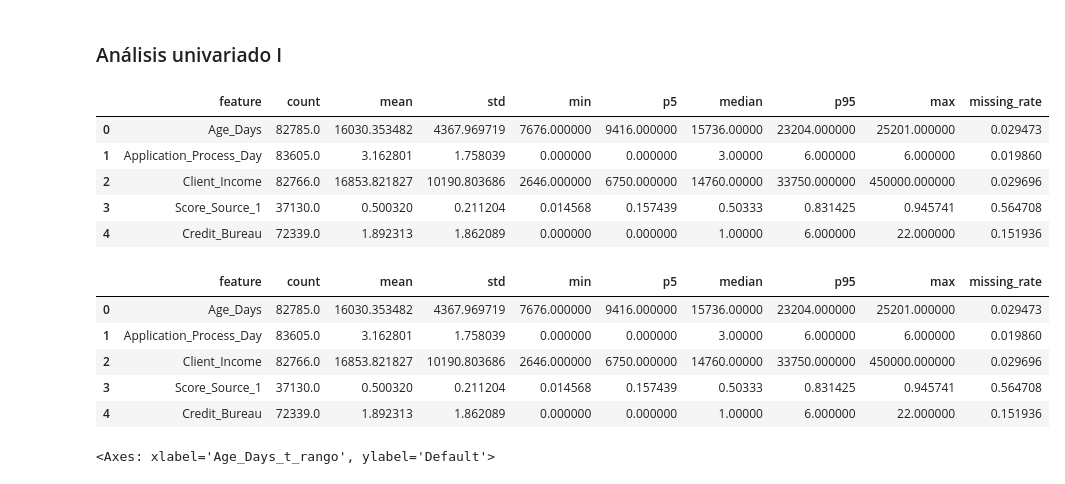
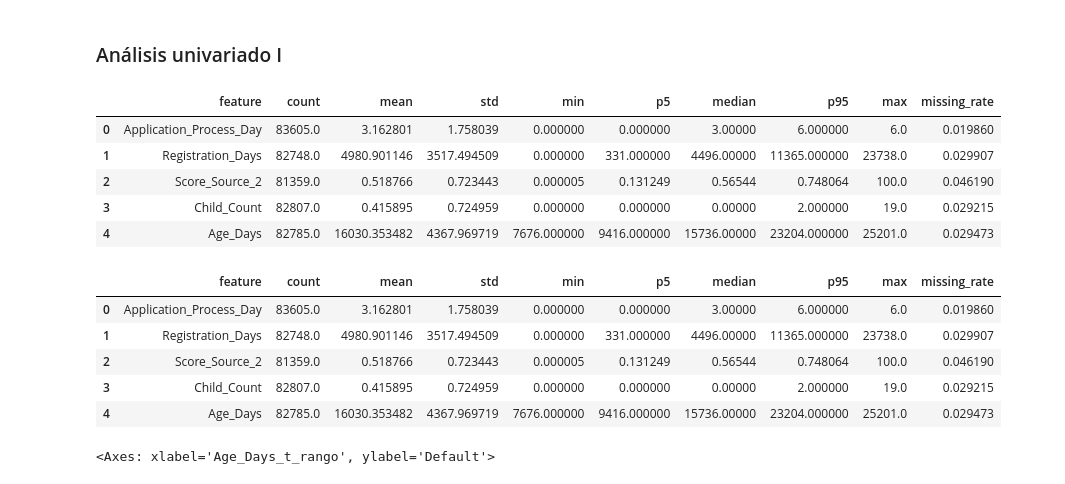
Before and after one commit to AntonioGarciaData/prueba_codigos_PEA_ML_DL, a Jupyter notebook: Supervised_models/Logistic_regression/Credit_Scoring.ipynb, the cells around one changed output. Drawn from its saved outputs; the diff is of its cells as text; code cells hidden in the pictures.

```diff
--- a/Supervised_models/Logistic_regression/Credit_Scoring.ipynb
+++ b/Supervised_models/Logistic_regression/Credit_Scoring.ipynb
@@ -327,24 +342,26 @@ train[['Client_Gender', 'Client_Gender_coded']].head(10)
 | 64245 | Male | 0.070758 |
 # %% [markdown]
 ### Análisis univariado I
+# %%
+categorical_features_coded = [x + '_coded' for x in categorical_features]
 # %%
-univariate = train[numerical_features].describe(percentiles = [0.05, 0.95]).transpose()
+univariate = train[numerical_features + categorical_features_coded].describe(percentiles = [0.05, 0.95]).transpose()
 univariate.reset_index(drop = False, inplace = True)
 
 univariate['missing_rate'] = 1 - univariate['count']/len(train)
 
 univariate.rename(columns = {'index' : 'feature',
                              '5%': 'p5',
                              '50%' : 'median',
                              '95%': 'p95'}, inplace = True)
 univariate.head()
 # %% [output]
 |  | feature | count | mean | std | min | p5 | median | p95 | max | missing_rate |
-| 0 | Age_Days | 82785.0 | 16030.353482 | 4367.969719 | 7676.000000 | 9416.000000 | 15736.00000 | 23204.000000 | 25201.000000 | 0.029473 |
-| 1 | Application_Process_Day | 83605.0 | 3.162801 | 1.758039 | 0.000000 | 0.000000 | 3.00000 | 6.000000 | 6.000000 | 0.019860 |
-| 2 | Client_Income | 82766.0 | 16853.821827 | 10190.803686 | 2646.000000 | 6750.000000 | 14760.00000 | 33750.000000 | 450000.000000 | 0.029696 |
-| 3 | Score_Source_1 | 37130.0 | 0.500320 | 0.211204 | 0.014568 | 0.157439 | 0.50333 | 0.831425 | 0.945741 | 0.564708 |
-| 4 | Credit_Bureau | 72339.0 | 1.892313 | 1.862089 | 0.000000 | 0.000000 | 1.00000 | 6.000000 | 22.000000 | 0.151936 |
+| 0 | Application_Process_Day | 83605.0 | 3.162801 | 1.758039 | 0.000000 | 0.000000 | 3.00000 | 6.000000 | 6.0 | 0.019860 |
+| 1 | Registration_Days | 82748.0 | 4980.901146 | 3517.494509 | 0.000000 | 331.000000 | 4496.00000 | 11365.000000 | 23738.0 | 0.029907 |
+| 2 | Score_Source_2 | 81359.0 | 0.518766 | 0.723443 | 0.000005 | 0.131249 | 0.56544 | 0.748064 | 100.0 | 0.046190 |
+| 3 | Child_Count | 82807.0 | 0.415895 | 0.724959 | 0.000000 | 0.000000 | 0.00000 | 2.000000 | 19.0 | 0.029215 |
+| 4 | Age_Days | 82785.0 | 16030.353482 | 4367.969719 | 7676.000000 | 9416.000000 | 15736.00000 | 23204.000000 | 25201.0 | 0.029473 |
 # %%
 # Tratamiento de outliers por percentiles
 
@@ -365,11 +382,11 @@ for col in univariate.feature.tolist():
 univariate.head()
 # %% [output]
 |  | feature | count | mean | std | min | p5 | median | p95 | max | missing_rate |
-| 0 | Age_Days | 82785.0 | 16030.353482 | 4367.969719 | 7676.000000 | 9416.000000 | 15736.00000 | 23204.000000 | 25201.000000 | 0.029473 |
-| 1 | Application_Process_Day | 83605.0 | 3.162801 | 1.758039 | 0.000000 | 0.000000 | 3.00000 | 6.000000 | 6.000000 | 0.019860 |
-| 2 | Client_Income | 82766.0 | 16853.821827 | 10190.803686 | 2646.000000 | 6750.000000 | 14760.00000 | 33750.000000 | 450000.000000 | 0.029696 |
-| 3 | Score_Source_1 | 37130.0 | 0.500320 | 0.211204 | 0.014568 | 0.157439 | 0.50333 | 0.831425 | 0.945741 | 0.564708 |
-| 4 | Credit_Bureau | 72339.0 | 1.892313 | 1.862089 | 0.000000 | 0.000000 | 1.00000 | 6.000000 | 22.000000 | 0.151936 |
+| 0 | Application_Process_Day | 83605.0 | 3.162801 | 1.758039 | 0.000000 | 0.000000 | 3.00000 | 6.000000 | 6.0 | 0.019860 |
+| 1 | Registration_Days | 82748.0 | 4980.901146 | 3517.494509 | 0.000000 | 331.000000 | 4496.00000 | 11365.000000 | 23738.0 | 0.029907 |
+| 2 | Score_Source_2 | 81359.0 | 0.518766 | 0.723443 | 0.000005 | 0.131249 | 0.56544 | 0.748064 | 100.0 | 0.046190 |
+| 3 | Child_Count | 82807.0 | 0.415895 | 0.724959 | 0.000000 | 0.000000 | 0.00000 | 2.000000 | 19.0 | 0.029215 |
+| 4 | Age_Days | 82785.0 | 16030.353482 | 4367.969719 | 7676.000000 | 9416.000000 | 15736.00000 | 23204.000000 | 25201.0 | 0.029473 |
 # %%
 # Discretizar variables
 from sklearn.preprocessing import KBinsDiscretizer
```
Also changed, not shown: parts of 10 cells of this notebook.
